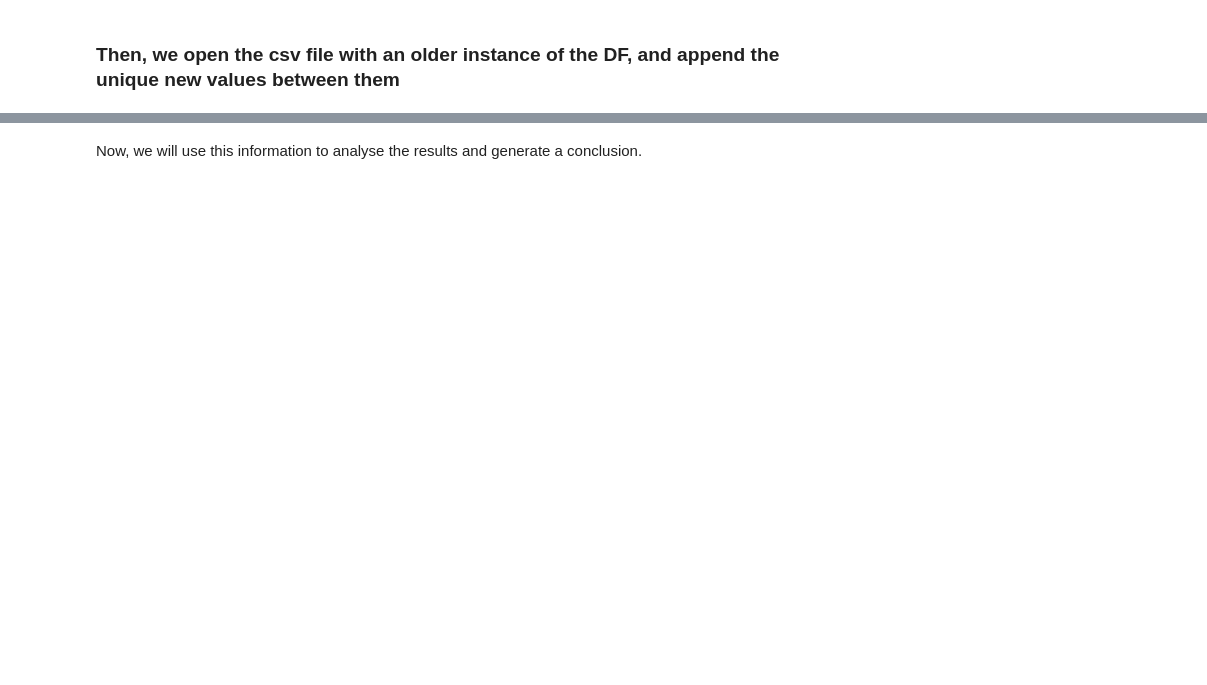
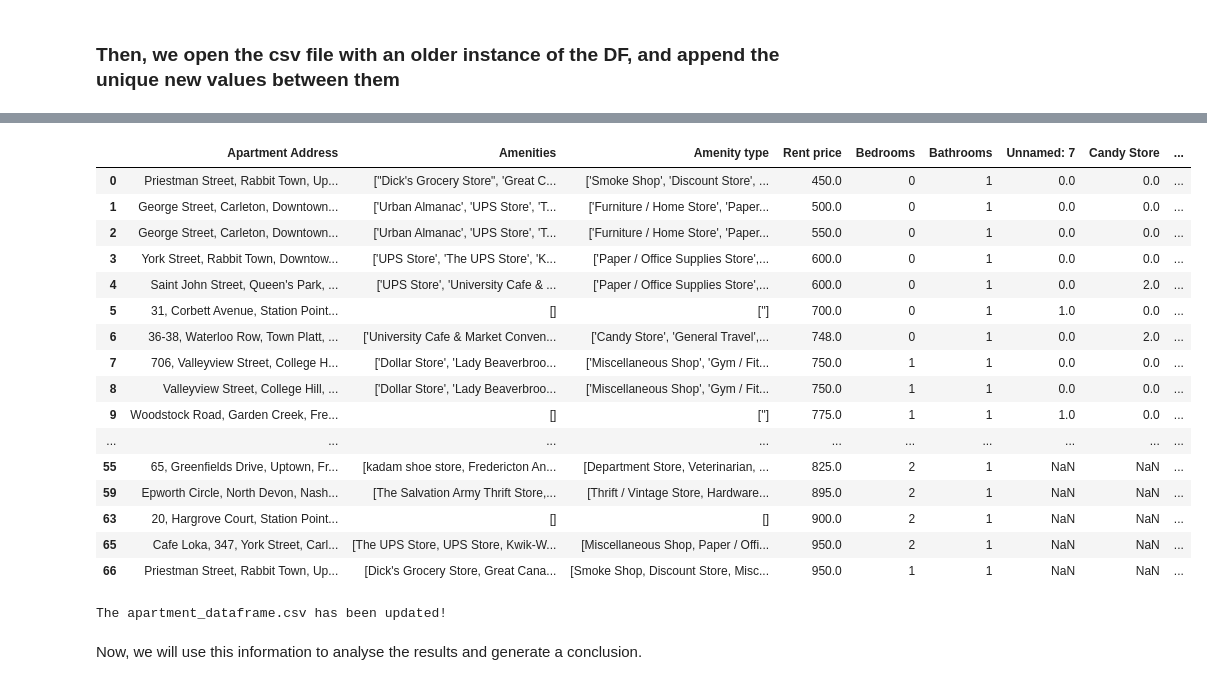
Before and after one commit to carloscaeduardo/Capstone-Project---The-Battle-of-Neighborhoods, a Jupyter notebook: The_apartment_finder.ipynb, the cells around one changed output, grey strips where cells are left out. Saved outputs shown, nothing was run; the diff lists cells and outputs as text; code cells hidden in the pictures; blank space fills up the shorter version.

```diff
--- a/The_apartment_finder.ipynb
+++ b/The_apartment_finder.ipynb
@@ -581,4 +576,4 @@ apartment_df.head()
 # %%
 apartment_df_initial = pd.read_csv("apartment_dataframe.csv")
 # %%
-apartment_df = pandas.concat([apartment_df_initial,apartment_df]).drop_duplicates().reset_index(drop=True)
+apartment_df = pd.concat([apartment_df_initial,apartment_df]).reset_index(drop=True)
@@ -585,6 +584,32 @@ apartment_df = pandas.concat([apartment_df_initial,apartment_df]).drop_duplicate
+# %%
+apartment_df = apartment_df.drop_duplicates(keep='first', subset=['Apartment Address', 'Rent price'])
+# %%
+apartment_df = apartment_df.drop(['Unnamed: 0'], axis=1)
+# %%
+apartment_df
+# %% [output]
+|  | Apartment Address | Amenities | Amenity type | Rent price | Bedrooms | Bathrooms | Unnamed: 7 | Candy Store | ... |
+| 0 | Priestman Street, Rabbit Town, Up... | ["Dick's Grocery Store", 'Great C... | ['Smoke Shop', 'Discount Store', ... | 450.0 | 0 | 1 | 0.0 | 0.0 | ... |
+| 1 | George Street, Carleton, Downtown... | ['Urban Almanac', 'UPS Store', 'T... | ['Furniture / Home Store', 'Paper... | 500.0 | 0 | 1 | 0.0 | 0.0 | ... |
+| 2 | George Street, Carleton, Downtown... | ['Urban Almanac', 'UPS Store', 'T... | ['Furniture / Home Store', 'Paper... | 550.0 | 0 | 1 | 0.0 | 0.0 | ... |
+| 3 | York Street, Rabbit Town, Downtow... | ['UPS Store', 'The UPS Store', 'K... | ['Paper / Office Supplies Store',... | 600.0 | 0 | 1 | 0.0 | 0.0 | ... |
+| 4 | Saint John Street, Queen's Park, ... | ['UPS Store', 'University Cafe & ... | ['Paper / Office Supplies Store',... | 600.0 | 0 | 1 | 0.0 | 2.0 | ... |
+| 5 | 31, Corbett Avenue, Station Point... | [] | [''] | 700.0 | 0 | 1 | 1.0 | 0.0 | ... |
+| 6 | 36-38, Waterloo Row, Town Platt, ... | ['University Cafe & Market Conven... | ['Candy Store', 'General Travel',... | 748.0 | 0 | 1 | 0.0 | 2.0 | ... |
+| 7 | 706, Valleyview Street, College H... | ['Dollar Store', 'Lady Beaverbroo... | ['Miscellaneous Shop', 'Gym / Fit... | 750.0 | 1 | 1 | 0.0 | 0.0 | ... |
+| 8 | Valleyview Street, College Hill, ... | ['Dollar Store', 'Lady Beaverbroo... | ['Miscellaneous Shop', 'Gym / Fit... | 750.0 | 1 | 1 | 0.0 | 0.0 | ... |
+| 9 | Woodstock Road, Garden Creek, Fre... | [] | [''] | 775.0 | 1 | 1 | 1.0 | 0.0 | ... |
+| ... | ... | ... | ... | ... | ... | ... | ... | ... | ... |
+| 55 | 65, Greenfields Drive, Uptown, Fr... | [kadam shoe store, Fredericton An... | [Department Store, Veterinarian, ... | 825.0 | 2 | 1 | NaN | NaN | ... |
+| 59 | Epworth Circle, North Devon, Nash... | [The Salvation Army Thrift Store,... | [Thrift / Vintage Store, Hardware... | 895.0 | 2 | 1 | NaN | NaN | ... |
+| 63 | 20, Hargrove Court, Station Point... | [] | [] | 900.0 | 2 | 1 | NaN | NaN | ... |
+| 65 | Cafe Loka, 347, York Street, Carl... | [The UPS Store, UPS Store, Kwik-W... | [Miscellaneous Shop, Paper / Offi... | 950.0 | 2 | 1 | NaN | NaN | ... |
+| 66 | Priestman Street, Rabbit Town, Up... | [Dick's Grocery Store, Great Cana... | [Smoke Shop, Discount Store, Misc... | 950.0 | 1 | 1 | NaN | NaN | ... |
 # %%
-apartment_df.to_csv("apartment_dataframe.csv",mode='a', header=False, index=True)
+apartment_df.to_csv("apartment_dataframe.csv",mode='w', header=False, index=True)
 
 print("The apartment_dataframe.csv has been updated!")
+# %% [output]
+The apartment_dataframe.csv has been updated!
 # %% [markdown]
 <p>Now, we will use this information to analyse the results and generate a conclusion.</p>
```
Also changed, not shown: parts of 13 cells of this notebook, 1 other file.
